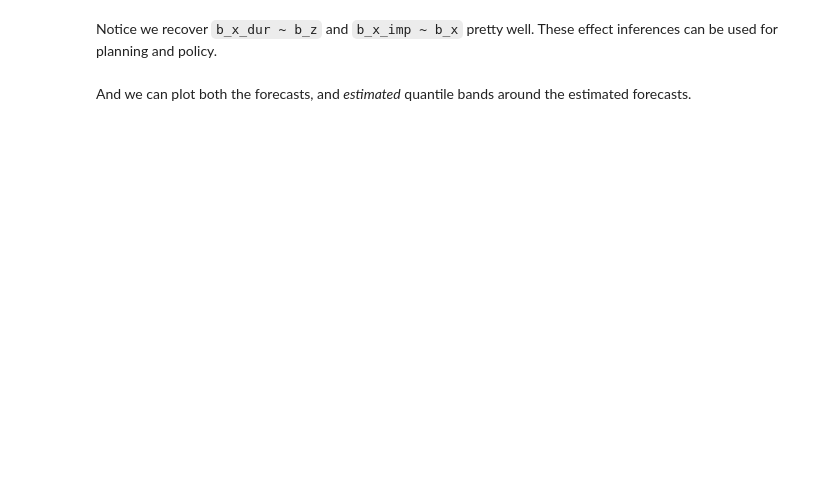
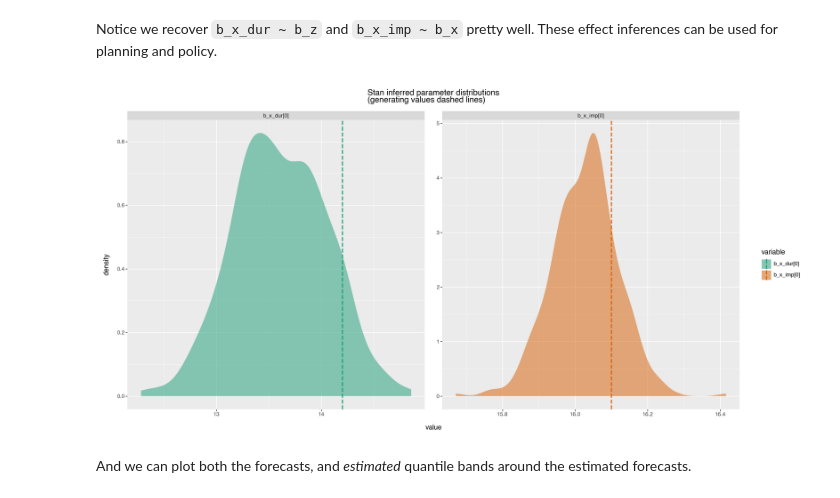
Before and after one commit to WinVector/Examples, a Jupyter notebook: TimeSeries/Stan_soln.ipynb, the cells around one changed output. Saved outputs shown, nothing was run; the diff lists cells and outputs as text; code cells hidden in the pictures; blank space fills up the shorter version.

Commit message:
move larger plots to functions

```diff
--- a/TimeSeries/Stan_soln.ipynb
+++ b/TimeSeries/Stan_soln.ipynb
@@ -111,32 +174,12 @@ generating_params
 # %% [markdown]
 Notice we recover `b_x_dur ~ b_z` and `b_x_imp ~ b_x` pretty well. These effect inferences can be used for planning and policy.
 # %%
-answer_frame = pd.DataFrame(
-    {
-        "b_x_dur[0]": [generating_params["b_z"][0]],
-        "b_x_imp[0]": [generating_params["b_x"][0]],
-    }
+plot_params(
+    forecast_soln_i=forecast_soln_i,
+    generating_params=generating_params,
 )
-parameter_plt_frame = forecast_soln_i.loc[:, [c for c in answer_frame.columns]].melt()
-(
-    ggplot()
-    + geom_density(
-        data=parameter_plt_frame,
-        mapping=aes(x="value", fill="variable", color="variable"),
-        linetype="",
-        alpha=0.5,
-    )
-    + geom_vline(
-        data=answer_frame.melt(),
-        mapping=aes(xintercept="value", color="variable", fill="variable"),
-        linetype="dashed",
-        size=1,
-    )
-    + facet_wrap("variable", scales="free")
-    + scale_color_brewer(type="qualitative", palette="Dark2")
-    + scale_fill_brewer(type="qualitative", palette="Dark2")
-    + ggtitle("Stan inferred parameter distributions\n(generating values dashed lines)")
-)
+# %% [output]
+[figure, added]
 # %% [markdown]
 And we can plot both the forecasts, and *estimated* quantile bands around the estimated forecasts.
 # %%
```
Also changed, not shown: parts of 22 cells of this notebook, 1 other file.
